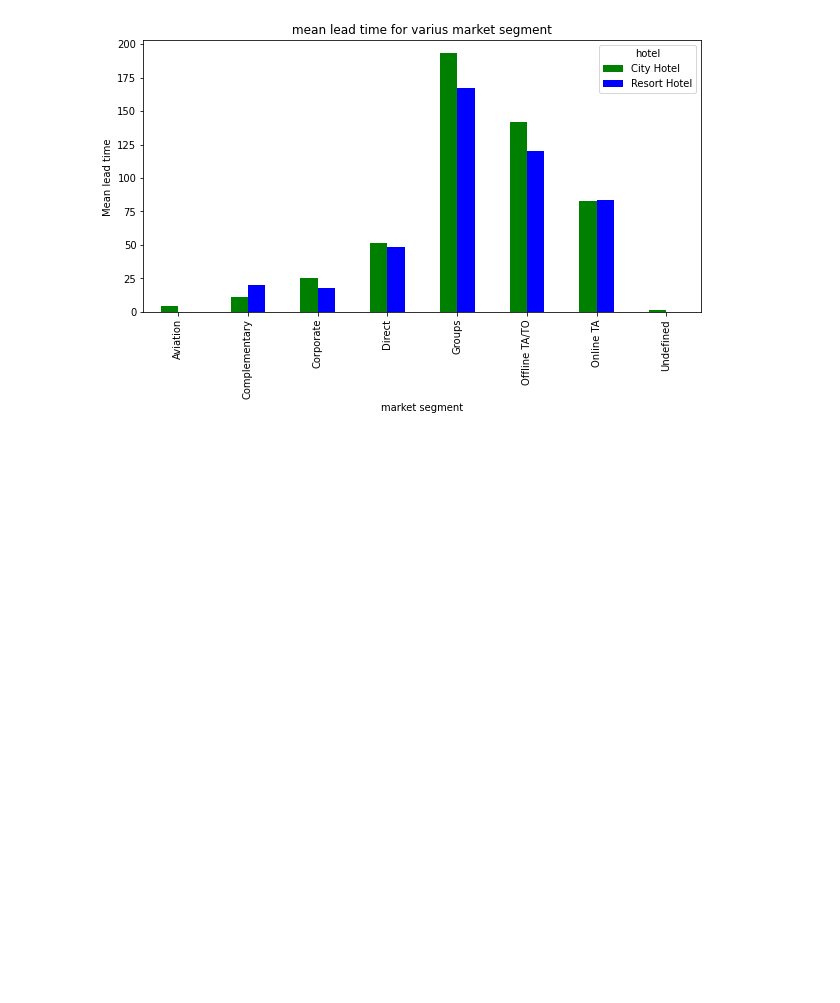
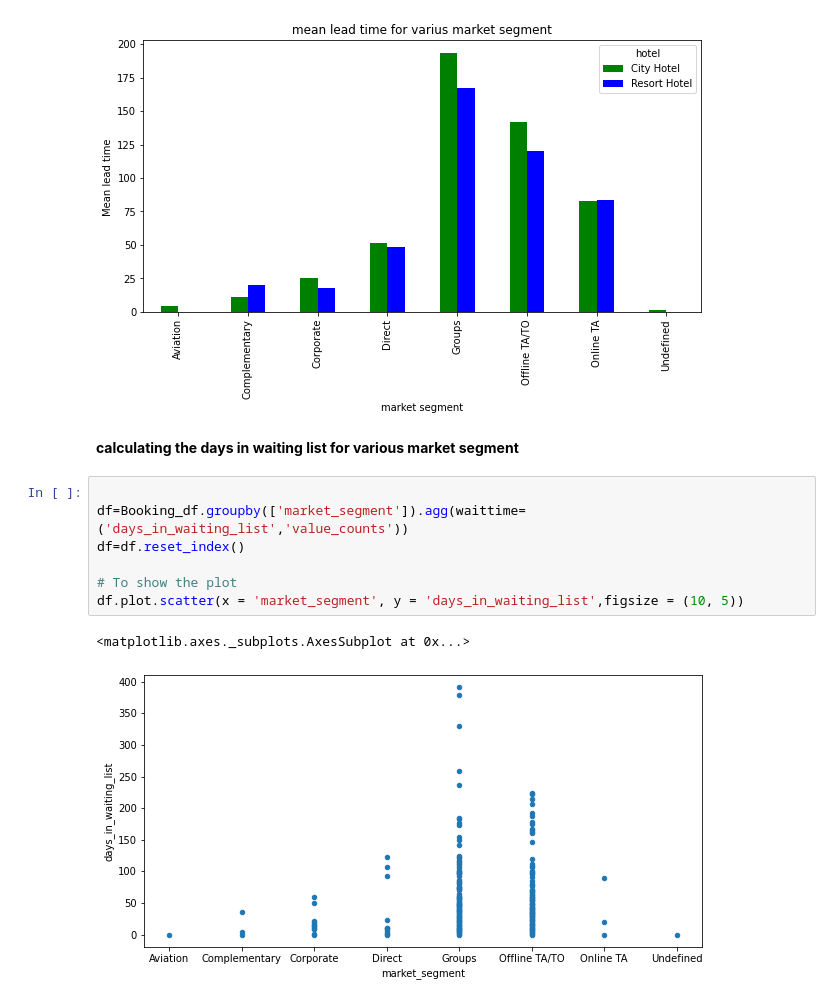
Before and after one commit to nitishkumar34/Hotel-booking-analysis, a Jupyter notebook: capstone_hotel_booking_EDA.ipynb, the cells around one changed output. Saved outputs shown, nothing was run; the diff lists cells and outputs as text; blank space fills up the shorter version.

```diff
--- a/capstone_hotel_booking_EDA.ipynb
+++ b/capstone_hotel_booking_EDA.ipynb
@@ -537,3 +537,15 @@ plt.title(" mean lead time for varius market segment ")
 plt.show()
 # %% [output]
 [figure]
+# %% [markdown]
+**calculating the days in waiting list for various market segment**
+# %%
+
+df=Booking_df.groupby(['market_segment']).agg(waittime=('days_in_waiting_list','value_counts'))
+df=df.reset_index()
+
+# To show the plot
+df.plot.scatter(x = 'market_segment', y = 'days_in_waiting_list',figsize = (10, 5))
+# %% [output]
+<matplotlib.axes._subplots.AxesSubplot at 0x...>
+[figure, added]
```
Also changed, not shown: parts of 4 cells of this notebook.
